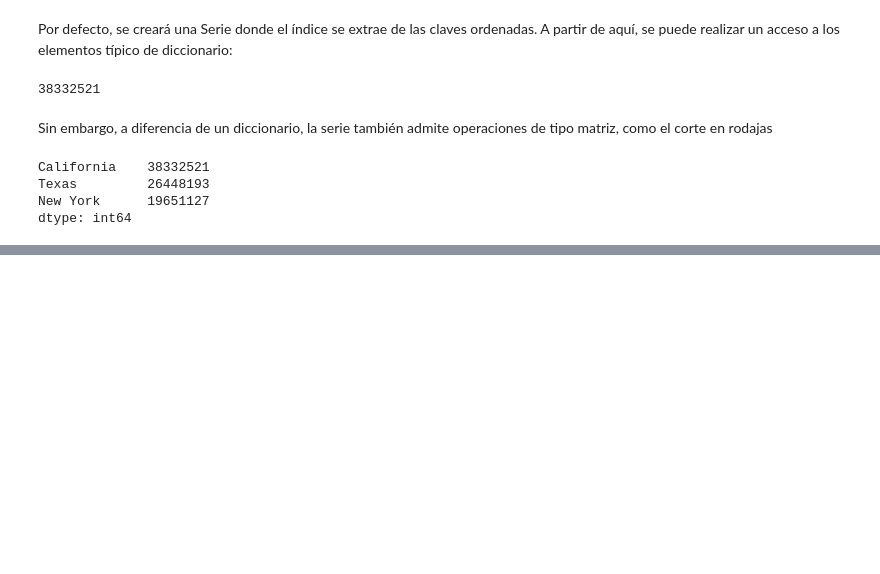
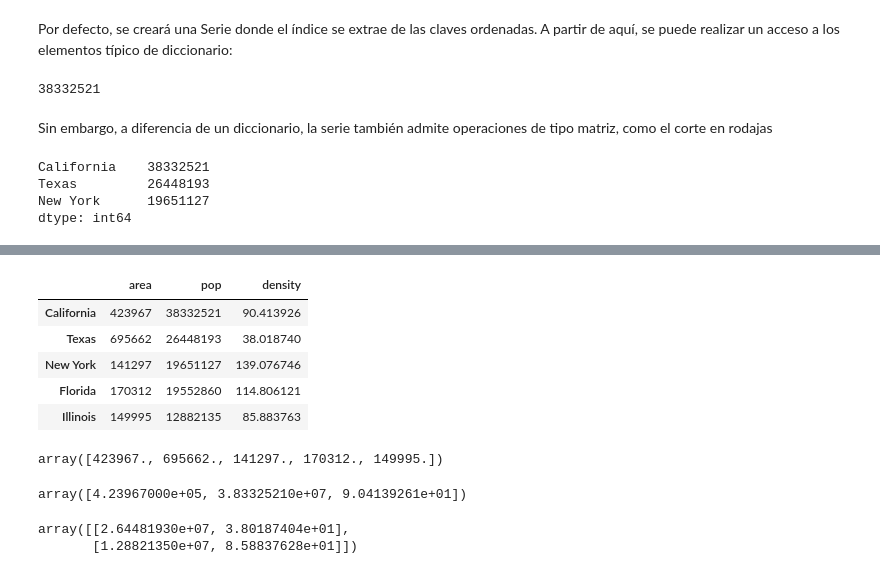
Before and after one commit to MikeAlienpz03/Excel_python, a Jupyter notebook: Chapters/pandas.ipynb, the cells around one changed output, grey strips where cells are left out. Saved outputs shown, nothing was run; the diff lists cells and outputs as text; code cells hidden in the pictures; blank space fills up the shorter version.

```diff
--- a/Chapters/pandas.ipynb
+++ b/Chapters/pandas.ipynb
@@ -94,0 +376,24 @@ pagina 120
+# %%
+data
+# %% [output]
+|  | area | pop | density |
+| California | 423967 | 38332521 | 90.413926 |
+| Texas | 695662 | 26448193 | 38.018740 |
+| New York | 141297 | 19651127 | 139.076746 |
+| Florida | 170312 | 19552860 | 114.806121 |
+| Illinois | 149995 | 12882135 | 85.883763 |
+# %%
+#columna indice 0 todos los valores de fila
+data.values[:,0]
+# %% [output]
+array([423967., 695662., 141297., 170312., 149995.])
+# %%
+#fila con indice 0 todos los valores de columna
+data.values[0,:]
+# %% [output]
+array([4.23967000e+05, 3.83325210e+07, 9.04139261e+01])
+# %%
+data.values[1::3,1::]
+# %% [output]
+array([[2.64481930e+07, 3.80187404e+01],
+       [1.28821350e+07, 8.58837628e+01]])
```
Also changed, not shown: parts of 59 cells of this notebook, 6 other files.
